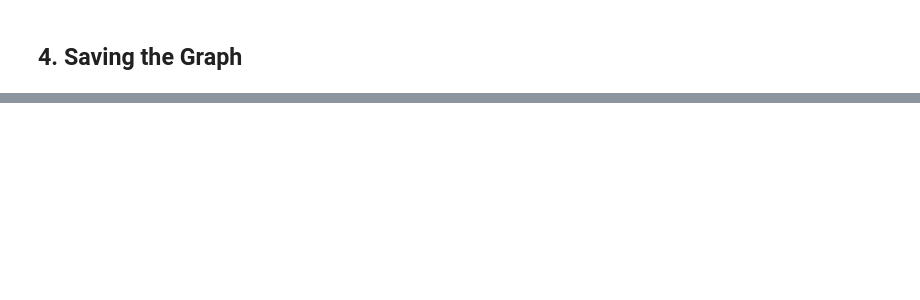
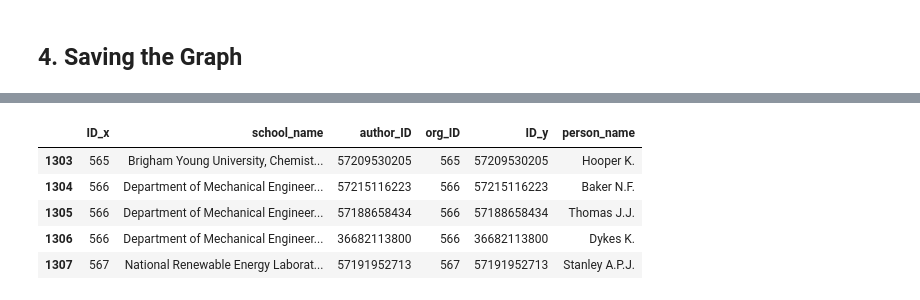
Before and after one commit to vilipche/knowledge-graphs, a Jupyter notebook: abox.ipynb, the cells around one changed output, grey strips where cells are left out. Drawn from its saved outputs; the diff is of its cells as text; code cells hidden in the pictures; blank space fills up the shorter version.

```diff
--- a/abox.ipynb
+++ b/abox.ipynb
@@ -763,0 +767,9 @@ save_rdf_file(g,"abox",rdf_format='ttl')
+# %%
+reviewers.head()
+# %% [output]
+|  | ID_x | school_name | author_ID | org_ID | ID_y | person_name |
+| 1303 | 565 | Brigham Young University, Chemist... | 57209530205 | 565 | 57209530205 | Hooper K. |
+| 1304 | 566 | Department of Mechanical Engineer... | 57215116223 | 566 | 57215116223 | Baker N.F. |
+| 1305 | 566 | Department of Mechanical Engineer... | 57188658434 | 566 | 57188658434 | Thomas J.J. |
+| 1306 | 566 | Department of Mechanical Engineer... | 36682113800 | 566 | 36682113800 | Dykes K. |
+| 1307 | 567 | National Renewable Energy Laborat... | 57191952713 | 567 | 57191952713 | Stanley A.P.J. |
```
Also changed, not shown: parts of 10 cells of this notebook.
